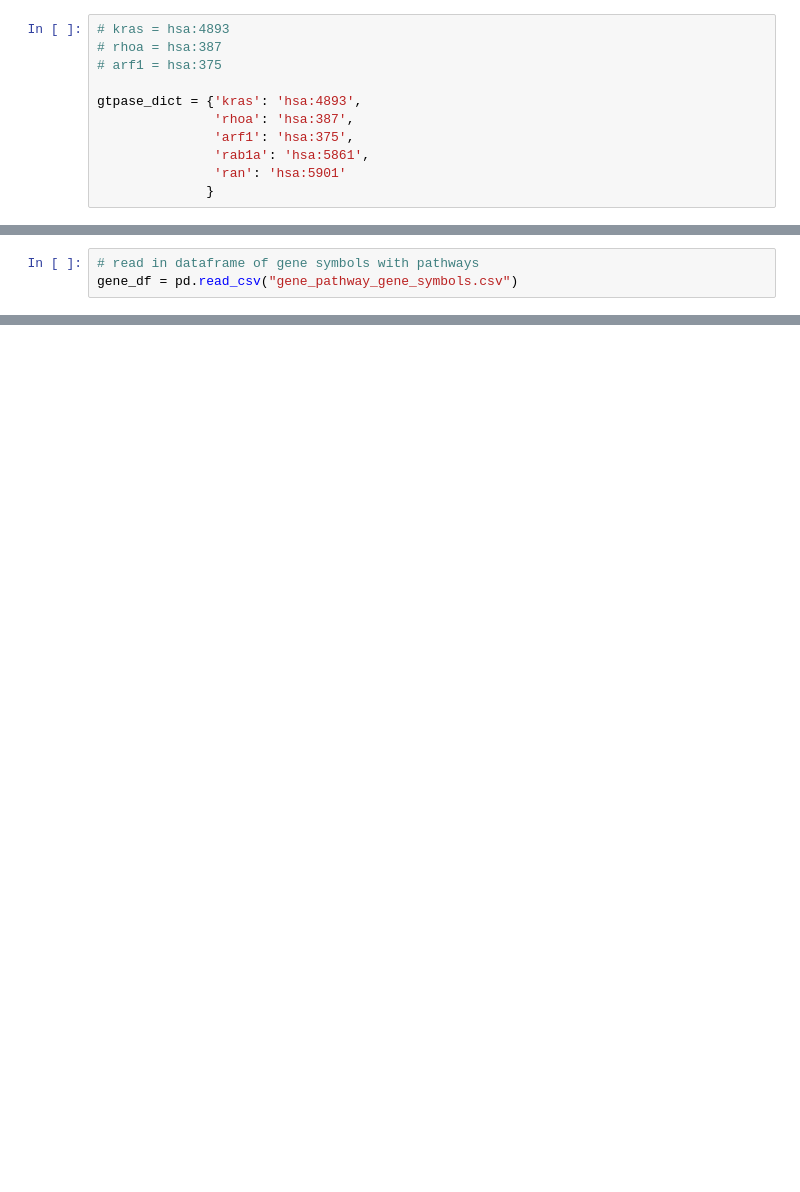
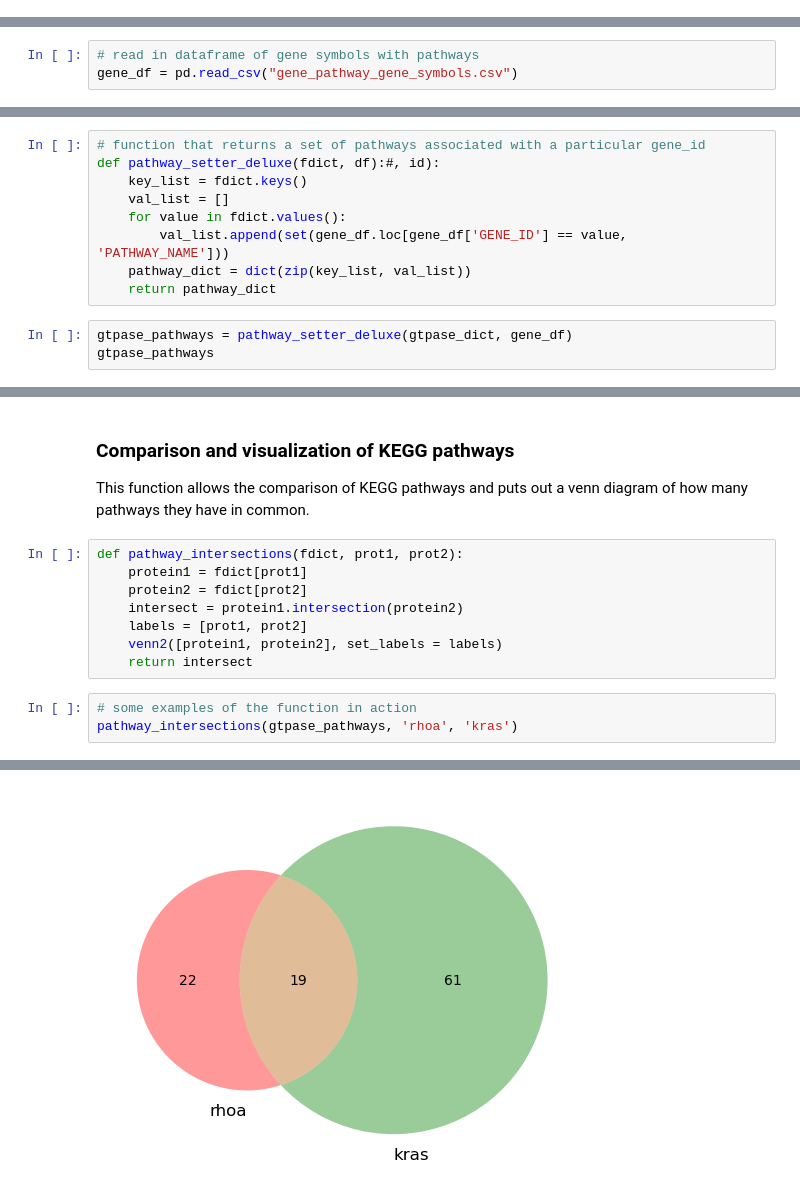
Before and after one commit to sam-wh/bioinf575_group, a Jupyter notebook: sam_feature.ipynb, the cells around one changed output, grey strips where cells are left out. Drawn from its saved outputs; the diff is of its cells as text; blank space fills up the shorter version.

```diff
--- a/sam_feature.ipynb
+++ b/sam_feature.ipynb
@@ -6,11 +7,0 @@ import pandas as pd
-# %%
-# kras = hsa:4893
-# rhoa = hsa:387
-# arf1 = hsa:375
-
-gtpase_dict = {'kras': 'hsa:4893',
-               'rhoa': 'hsa:387',
-               'arf1': 'hsa:375',
-               'rab1a': 'hsa:5861',
-               'ran': 'hsa:5901'
-              }
@@ -32,0 +21,12 @@ gene_df.head()
+# %%
+# function that returns a set of pathways associated with a particular gene_id
+def pathway_setter_deluxe(fdict, df):#, id):
+    key_list = fdict.keys()
+    val_list = []
+    for value in fdict.values():
+        val_list.append(set(gene_df.loc[gene_df['GENE_ID'] == value, 'PATHWAY_NAME']))
+    pathway_dict = dict(zip(key_list, val_list))
+    return pathway_dict
+# %%
+gtpase_pathways = pathway_setter_deluxe(gtpase_dict, gene_df)
+gtpase_pathways
@@ -32,0 +51,15 @@ gene_df.head()
+# %% [markdown]
+### Comparison and visualization of KEGG pathways
+This function allows the comparison of KEGG pathways and puts out a venn diagram of how many pathways they have in common.
+# %%
+def pathway_intersections(fdict, prot1, prot2):
+    protein1 = fdict[prot1]
+    protein2 = fdict[prot2]
+    intersect = protein1.intersection(protein2)
+    labels = [prot1, prot2]
+    venn2([protein1, protein2], set_labels = labels)
+    return intersect
+# %%
+# some examples of the function in action
+pathway_intersections(gtpase_pathways, 'rhoa', 'kras')
+# %% [output]
@@ -32,0 +85 @@ gene_df.head()
+[figure, added]
```
Also changed, not shown: parts of 10 cells of this notebook.
